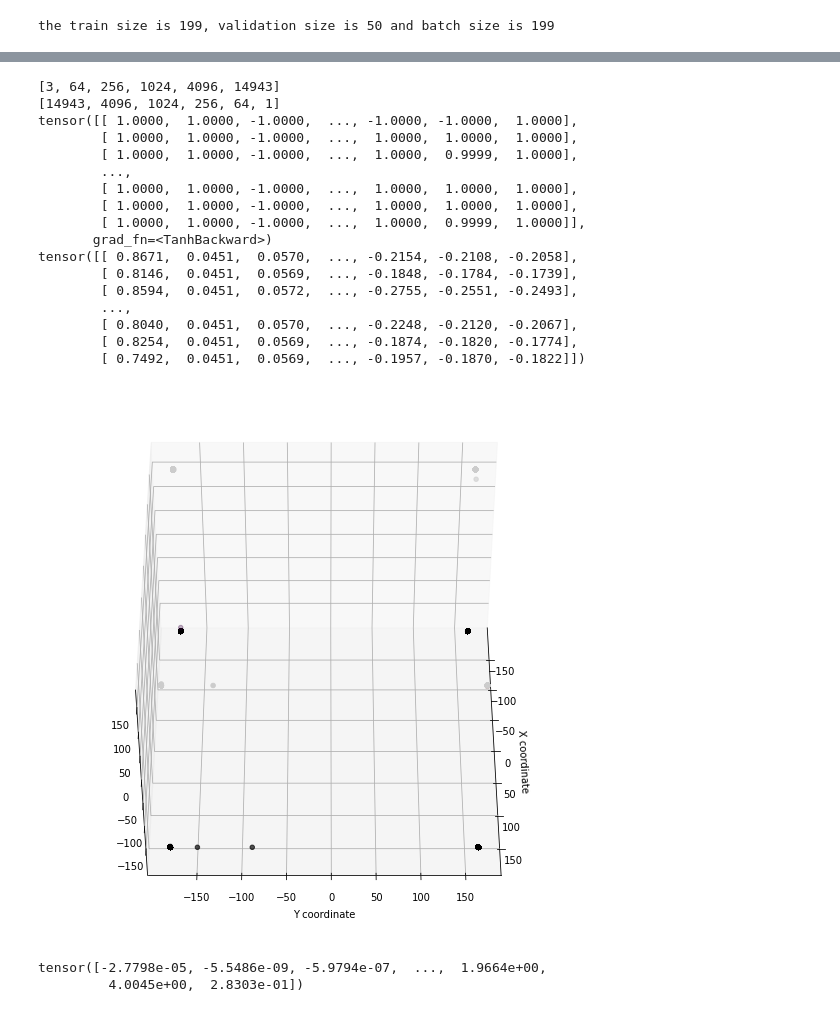
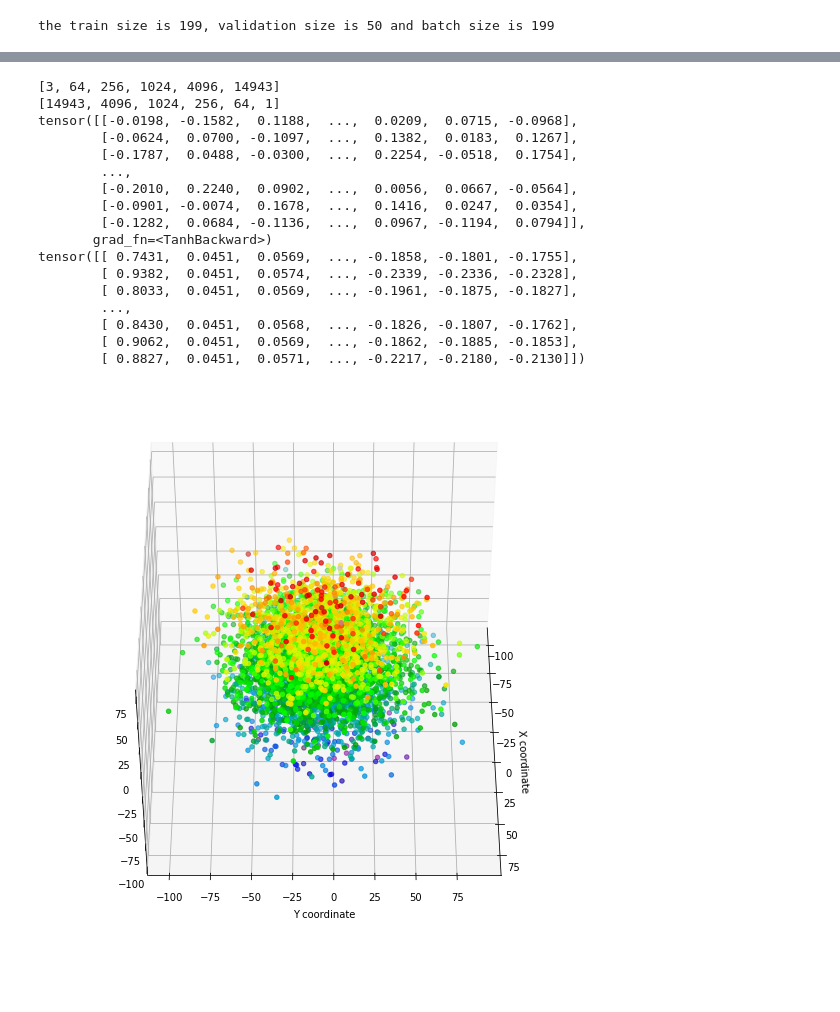
Before and after one commit to Zevrap-81/GeomPred, a Jupyter notebook: Untitled.ipynb, the cells around one changed output, grey strips where cells are left out. Saved outputs shown, nothing was run; the diff lists cells and outputs as text; code cells hidden in the pictures; blank space fills up the shorter version.

```diff
--- a/Untitled.ipynb
+++ b/Untitled.ipynb
@@ -111,7 +111,7 @@ val_loader = DataLoader(val_ds, batch_size)
 the train size is 199, validation size is 50 and batch size is 199
 # %%
 class Gen_Sneha(nn.Module):
-    def __init__(self, in_size=3, h=5,outsize=14943, p=0.33):
+    def __init__(self, in_size=3, h=5,outsize=14943, p=0.0):
 
         super().__init__()
         self.in_size = in_size
@@ -139,7 +139,7 @@ class Gen_Sneha(nn.Module):
         return activation
 # %%
 class Dis_Sneha(nn.Module):
-    def __init__(self, in_size=14943, h=5,outsize=1, p=0.5, Wgan=False):
+    def __init__(self, in_size=14943, h=5,outsize=1, p=0.33, Wgan=False):
 
         super().__init__()
         self.in_size = in_size
@@ -338,35 +452,35 @@ def visualise(exp, yhat):
     plt.show()
 # %%
 G= Gen_Sneha()
-G.load_state_dict(torch.load('./models/G_NonSaturating.ckpt'))
+# G.load_state_dict(torch.load('./models/G_NonSaturating.ckpt'))
 D= Dis_Sneha()
-D.load_state_dict(torch.load('./models/D_NonSaturating.ckpt'))
+# D.load_state_dict(torch.load('./models/D_NonSaturating.ckpt'))
 # G.eval()
 x,y= next(iter(train_loader))
 yhat= G(x)
 print(yhat)
 print(y)
 yhat= de_norm(yhat.data, data.mean, data.std)
-visualise(4,yhat)
+visualise(7,yhat)
 # %% [output]
 [3, 64, 256, 1024, 4096, 14943]
 [14943, 4096, 1024, 256, 64, 1]
-tensor([[ 1.0000,  1.0000, -1.0000,  ..., -1.0000, -1.0000,  1.0000],
-        [ 1.0000,  1.0000, -1.0000,  ...,  1.0000,  1.0000,  1.0000],
-        [ 1.0000,  1.0000, -1.0000,  ...,  1.0000,  0.9999,  1.0000],
+tensor([[-0.0198, -0.1582,  0.1188,  ...,  0.0209,  0.0715, -0.0968],
+        [-0.0624,  0.0700, -0.1097,  ...,  0.1382,  0.0183,  0.1267],
+        [-0.1787,  0.0488, -0.0300,  ...,  0.2254, -0.0518,  0.1754],
         ...,
-        [ 1.0000,  1.0000, -1.0000,  ...,  1.0000,  1.0000,  1.0000],
-        [ 1.0000,  1.0000, -1.0000,  ...,  1.0000,  1.0000,  1.0000],
-        [ 1.0000,  1.0000, -1.0000,  ...,  1.0000,  0.9999,  1.0000]],
+        [-0.2010,  0.2240,  0.0902,  ...,  0.0056,  0.0667, -0.0564],
+        [-0.0901, -0.0074,  0.1678,  ...,  0.1416,  0.0247,  0.0354],
+        [-0.1282,  0.0684, -0.1136,  ...,  0.0967, -0.1194,  0.0794]],
        grad_fn=<TanhBackward>)
-tensor([[ 0.8671,  0.0451,  0.0570,  ..., -0.2154, -0.2108, -0.2058],
-        [ 0.8146,  0.0451,  0.0569,  ..., -0.1848, -0.1784, -0.1739],
-        [ 0.8594,  0.0451,  0.0572,  ..., -0.2755, -0.2551, -0.2493],
+tensor([[ 0.7431,  0.0451,  0.0569,  ..., -0.1858, -0.1801, -0.1755],
+        [ 0.9382,  0.0451,  0.0574,  ..., -0.2339, -0.2336, -0.2328],
+        [ 0.8033,  0.0451,  0.0569,  ..., -0.1961, -0.1875, -0.1827],
         ...,
-        [ 0.8040,  0.0451,  0.0570,  ..., -0.2248, -0.2120, -0.2067],
-        [ 0.8254,  0.0451,  0.0569,  ..., -0.1874, -0.1820, -0.1774],
-        [ 0.7492,  0.0451,  0.0569,  ..., -0.1957, -0.1870, -0.1822]])
+        [ 0.8430,  0.0451,  0.0568,  ..., -0.1826, -0.1807, -0.1762],
+        [ 0.9062,  0.0451,  0.0569,  ..., -0.1862, -0.1885, -0.1853],
+        [ 0.8827,  0.0451,  0.0571,  ..., -0.2217, -0.2180, -0.2130]])
-[figure, old version]
+[figure, new version]
 # %%
 from hessian_eigenthings import compute_hessian_eigenthings
 # %%
@@ -433,7 +547,4 @@ shape = (size, size)
 num_eigenthings=10
 eigenvals, eigenvecs = None, None
 # %%
-operator.apply(torch.ones_like(operator._prepare_grad()))
+grad_grad=operator.apply(torch.ones_like(operator._prepare_grad()))
-# %% [output]
-tensor([-2.7798e-05, -5.5486e-09, -5.9794e-07,  ...,  1.9664e+00,
-         4.0045e+00,  2.8303e-01])
```
Also changed, not shown: parts of 16 cells of this notebook.
